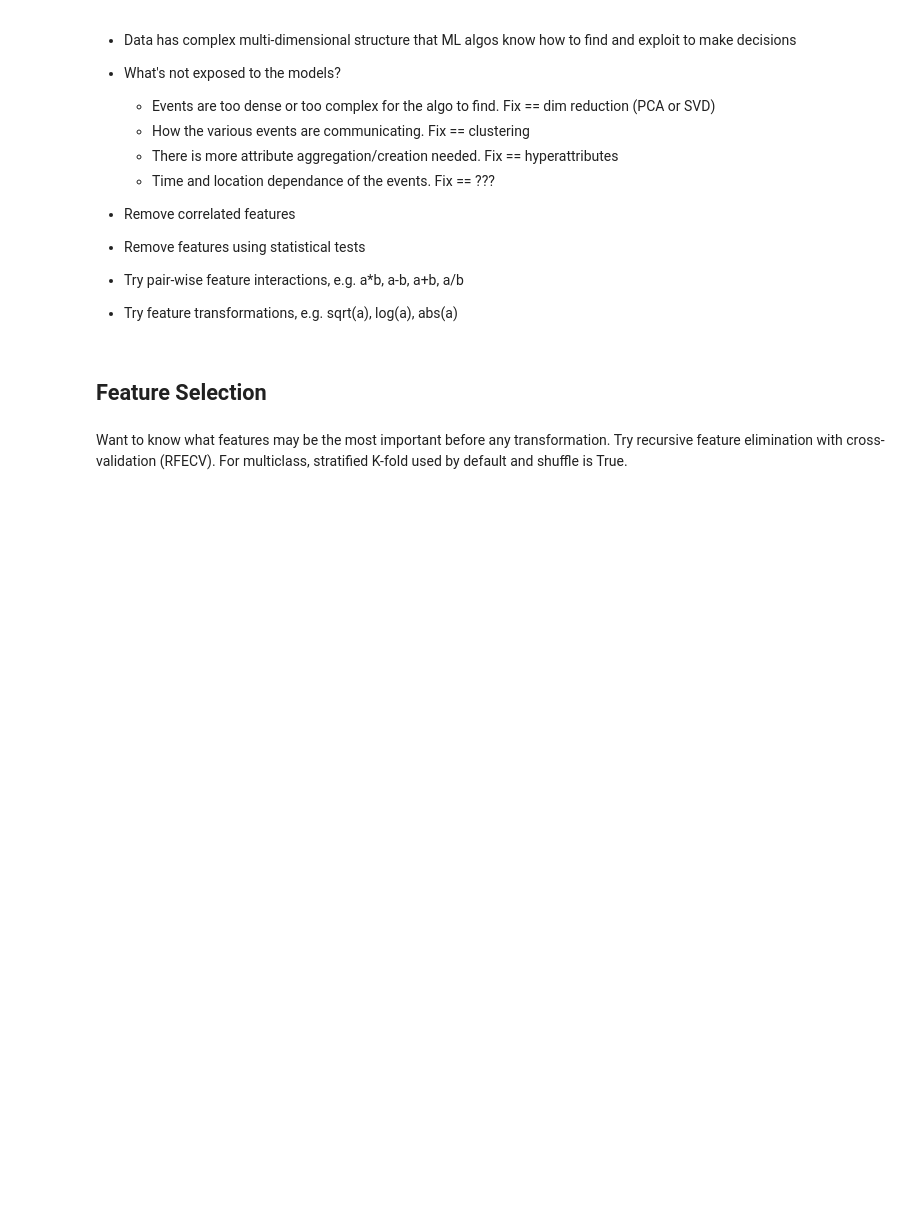
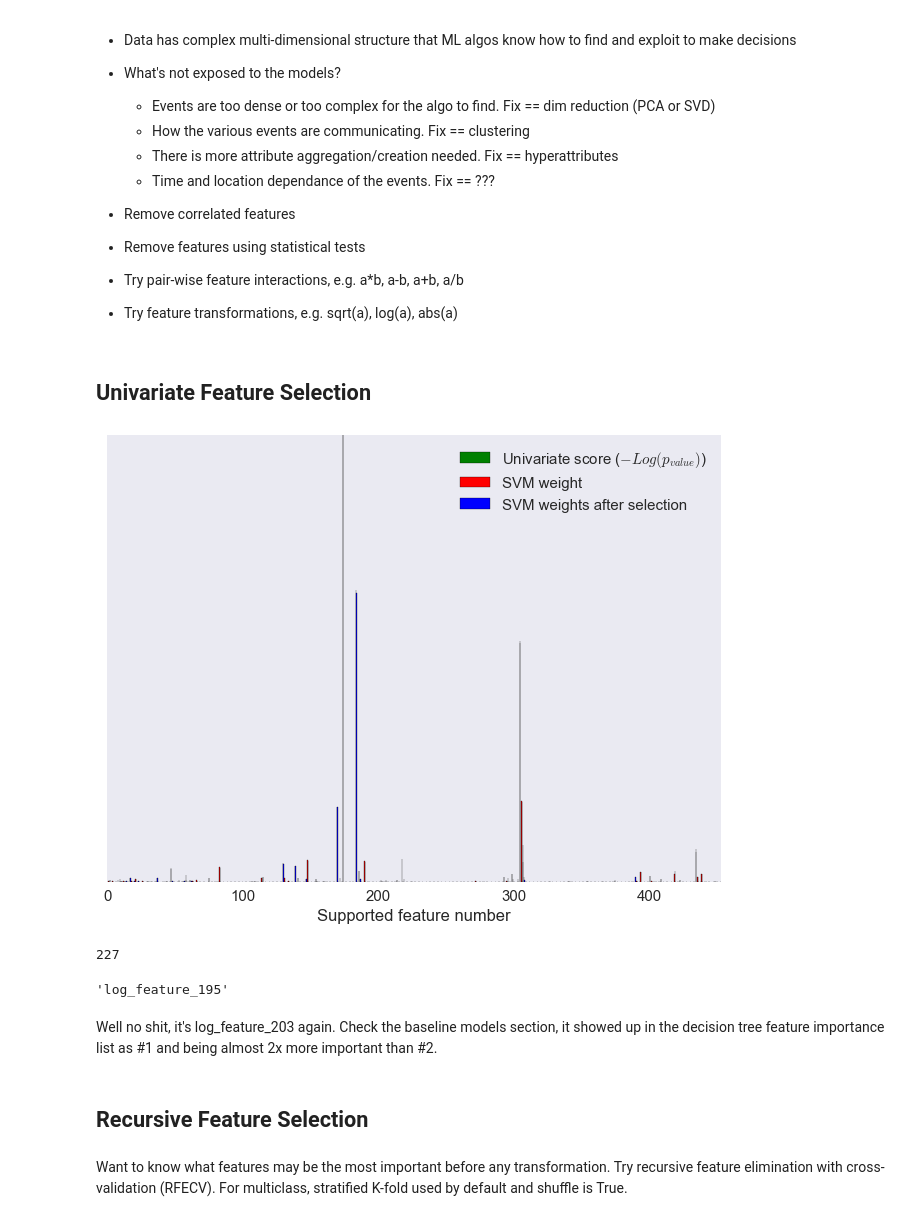
Before and after one commit to abiraja2004/ml_fun, a Jupyter notebook: telstra/notes.ipynb, the cells around one changed output. Saved outputs shown, nothing was run; the diff lists cells and outputs as text; code cells hidden in the pictures; blank space fills up the shorter version.

```diff
--- a/telstra/notes.ipynb
+++ b/telstra/notes.ipynb
@@ -610,7 +597,76 @@ df_result.to_csv('first_submission.csv', index=False)
 * Try pair-wise feature interactions, e.g. a*b, a-b, a+b, a/b
 * Try feature transformations, e.g. sqrt(a), log(a), abs(a)
 # %% [markdown]
-## Feature Selection
+## Univariate Feature Selection
+# %%
+from sklearn.svm import LinearSVC
+from sklearn.feature_selection import SelectPercentile, f_classif
+
+X = df_train.copy().drop(drop, 1)
+cols = X.columns
+X = X.values
+y = df_train.fault_severity.values.astype(int)
+
+mpl_fig = plt.figure(1, figsize=(11,8))
+plt.clf()
+
+X_indices = np.arange(X.shape[-1])
+
+# Univariate feature selection with F-test for feature scoring
+selector = SelectPercentile(f_classif, percentile=50)
+selector.fit(X, y)
+
+# get scores
+scores = -np.log10(np.array(selector.pvalues_))
+scores[np.isnan(scores)] = 0
+scores /= scores.max()
+plt.bar(X_indices - .45, scores,
+        width=.2, label=r'Univariate score ($-Log(p_{value})$)', color='g')
+
+# Compare to the weights of an SVM
+clf = LinearSVC(C=0.3, penalty="l1", dual=False)
+clf.fit(X, y)
+
+svm_weights = (clf.coef_ ** 2).sum(axis=0)
+svm_weights /= svm_weights.max()
+
+plt.bar(X_indices - .25, svm_weights,
+        width=.2, label='SVM weight', color='r')
+
+clf_selected = LinearSVC(C=0.3, penalty="l1", dual=False)
+clf_selected.fit(selector.transform(X), y)
+
+svm_weights_selected = (clf_selected.coef_ ** 2).sum(axis=0)
+svm_weights_selected /= svm_weights_selected.max()
+
+plt.bar(X_indices[selector.get_support()] - .05, svm_weights_selected,
+        width=.2, label='SVM weights after selection', color='b')
+
+
+plt.xlabel('Supported feature number')
+plt.yticks(())
+plt.axis('tight')
+plt.legend(loc='upper right')
+plt.show()
+# %% [output]
+[figure, added]
+# %%
+print selector.transform(X).shape[1]
+uni_fea = Xcols[selector.get_support(indices=True)].tolist()
+# %% [output]
+227
+# %%
+# get index of max value
+idx = X_indices[selector.get_support()][svm_weights_selected.argmax()]
+
+# get column name
+Xcols[idx]
+# %% [output]
+'log_feature_195'
+# %% [markdown]
+Well no shit, it's log_feature_203 again. Check the baseline models section, it showed up in the decision tree feature importance list as #1 and being almost 2x more important than #2.
+# %% [markdown]
+## Recursive Feature Selection
 # %% [markdown]
 Want to know what features may be the most important before any transformation. Try recursive feature elimination with cross-validation (RFECV). For multiclass, stratified K-fold used by default and shuffle is True.
 # %%
```
Also changed, not shown: parts of 35 cells of this notebook, 8 other files.
